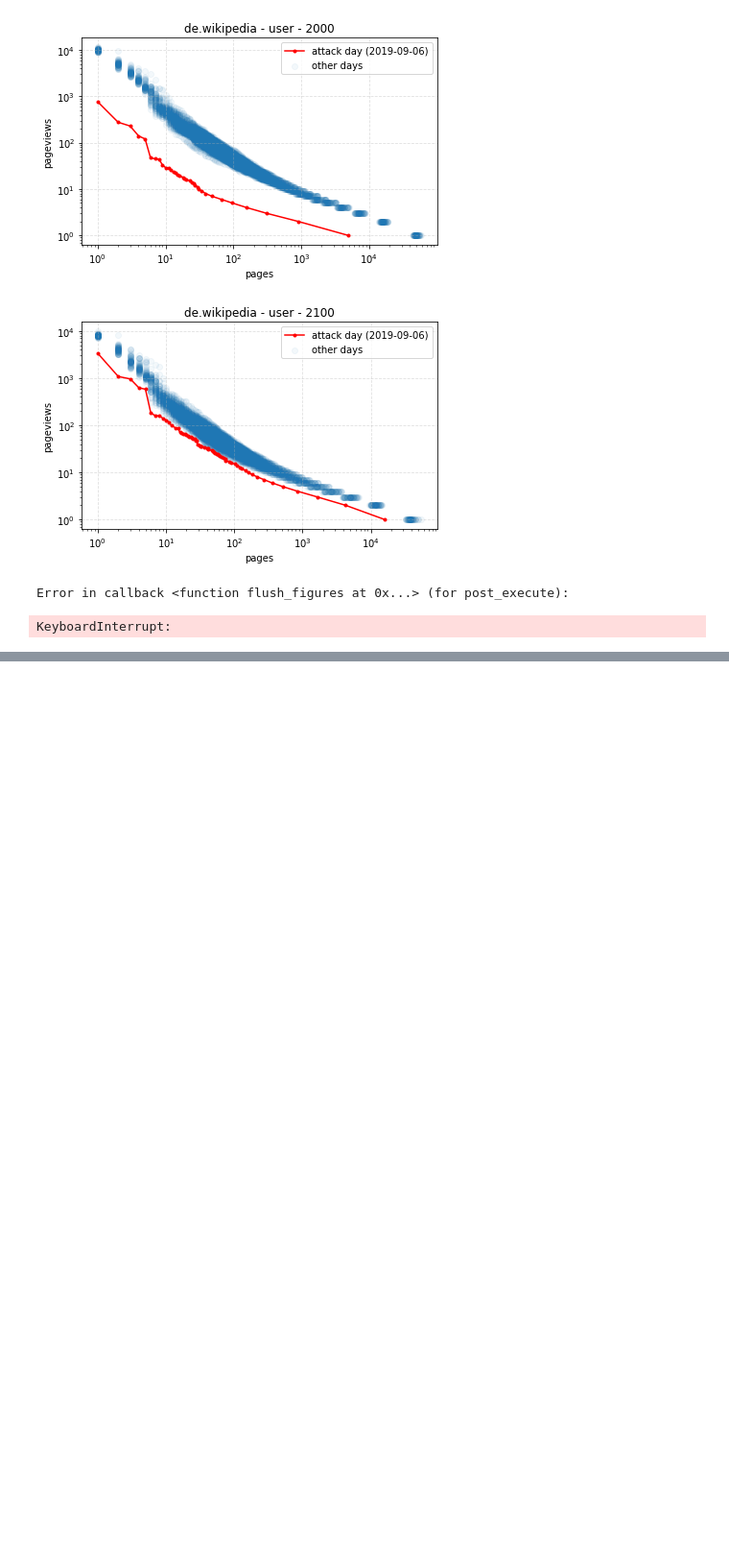
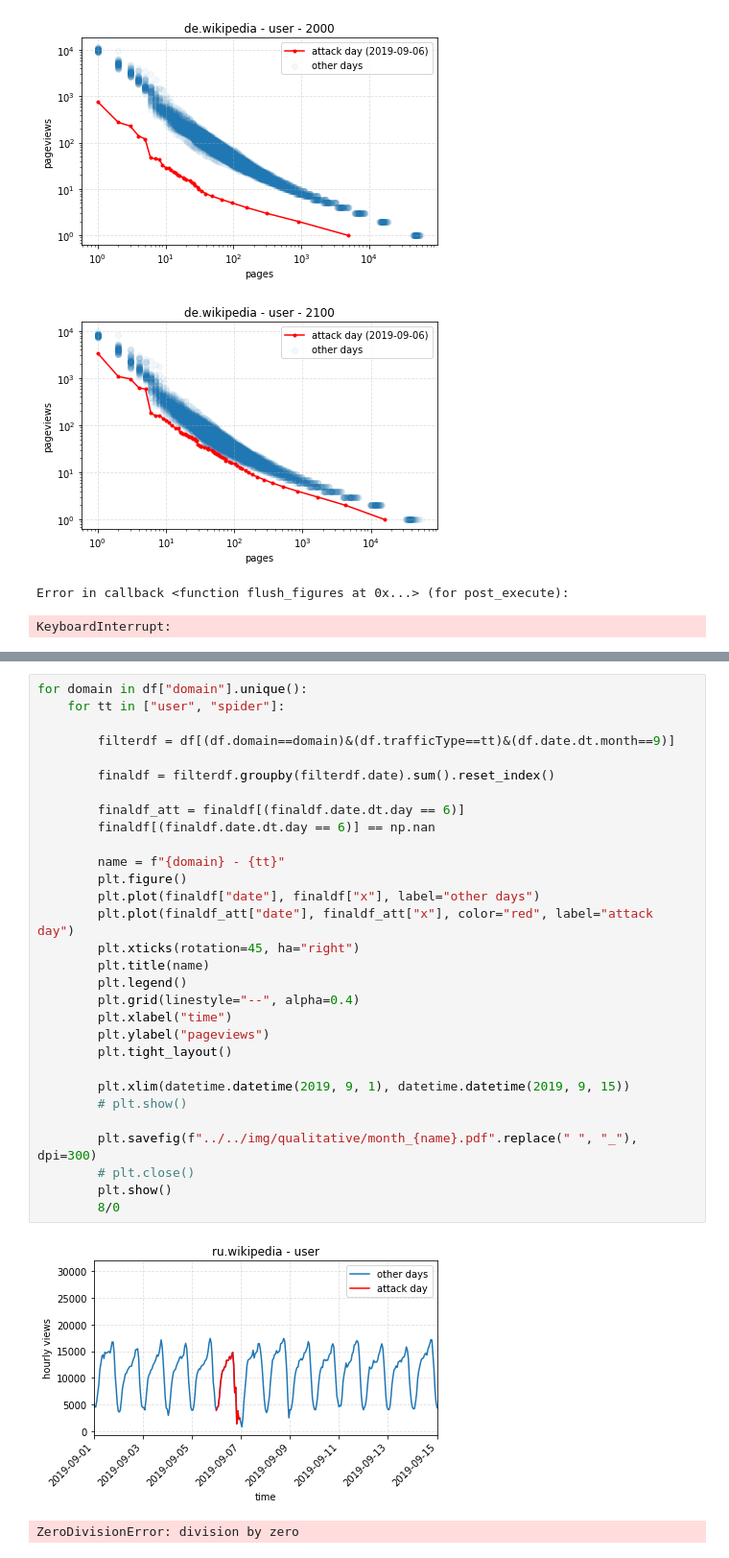
Before and after one commit to charelF/LSDEW4, a Jupyter notebook: exploration/charel/bucket_maker.ipynb, the cells around one changed output, grey strips where cells are left out. Shown: that part at 96% size. Drawn from its saved outputs; the diff is of its cells as text; blank space fills up the shorter version.

Commit message:
even more plots

```diff
--- a/exploration/charel/bucket_maker.ipynb
+++ b/exploration/charel/bucket_maker.ipynb
@@ -563,0 +543,33 @@ ref_plot_group_mean
+# %%
+for domain in df["domain"].unique():
+    for tt in ["user", "spider"]:
+
+        filterdf = df[(df.domain==domain)&(df.trafficType==tt)&(df.date.dt.month==9)]
+
+        finaldf = filterdf.groupby(filterdf.date).sum().reset_index()
+
+        finaldf_att = finaldf[(finaldf.date.dt.day == 6)]
+        finaldf[(finaldf.date.dt.day == 6)] == np.nan
+
+        name = f"{domain} - {tt}"
+        plt.figure()
+        plt.plot(finaldf["date"], finaldf["x"], label="other days")
+        plt.plot(finaldf_att["date"], finaldf_att["x"], color="red", label="attack day")
+        plt.xticks(rotation=45, ha="right")
+        plt.title(name)
+        plt.legend()
+        plt.grid(linestyle="--", alpha=0.4)
+        plt.xlabel("time")
+        plt.ylabel("pageviews")
+        plt.tight_layout()
+
+        plt.xlim(datetime.datetime(2019, 9, 1), datetime.datetime(2019, 9, 15))
+        # plt.show()
+
+        plt.savefig(f"../../img/qualitative/month_{name}.pdf".replace(" ", "_"), dpi=300)
+        # plt.close()
+        plt.show()
+        8/0
+# %% [output]
+[figure, added]
+ZeroDivisionError: division by zero
```
Also changed, not shown: parts of 4 cells of this notebook, 12 other files.
